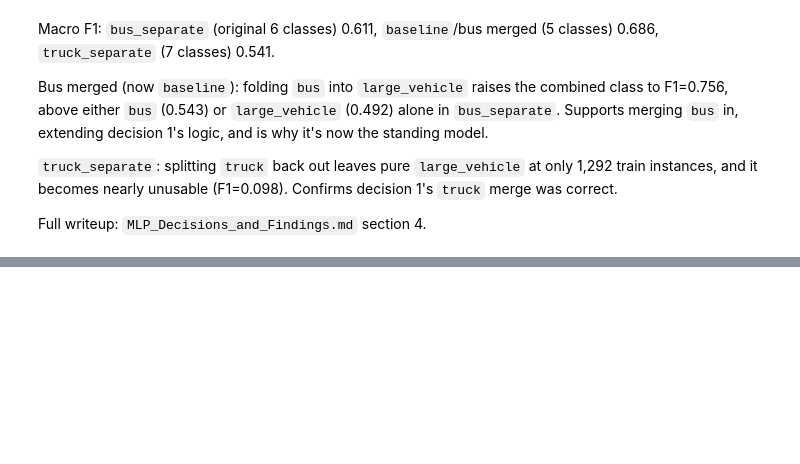
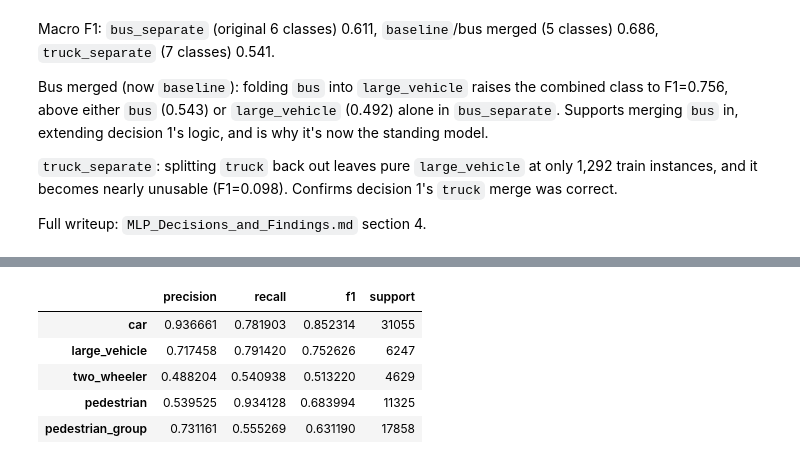
Before and after one commit to brunopinto900/radar-ml-autonomous-driving, a Jupyter notebook: notebooks/mlp_classifier.ipynb, the cells around one changed output, grey strips where cells are left out. Drawn from its saved outputs; the diff is of its cells as text; code cells hidden in the pictures; blank space fills up the shorter version.

```diff
--- a/notebooks/mlp_classifier.ipynb
+++ b/notebooks/mlp_classifier.ipynb
@@ -182,0 +226,9 @@ Full writeup: `MLP_Decisions_and_Findings.md` section 4.
+# %%
+bs32_metrics
+# %% [output]
+|  | precision | recall | f1 | support |
+| car | 0.936661 | 0.781903 | 0.852314 | 31055 |
+| large_vehicle | 0.717458 | 0.791420 | 0.752626 | 6247 |
+| two_wheeler | 0.488204 | 0.540938 | 0.513220 | 4629 |
+| pedestrian | 0.539525 | 0.934128 | 0.683994 | 11325 |
+| pedestrian_group | 0.731161 | 0.555269 | 0.631190 | 17858 |
```
Also changed, not shown: parts of 7 cells of this notebook.
